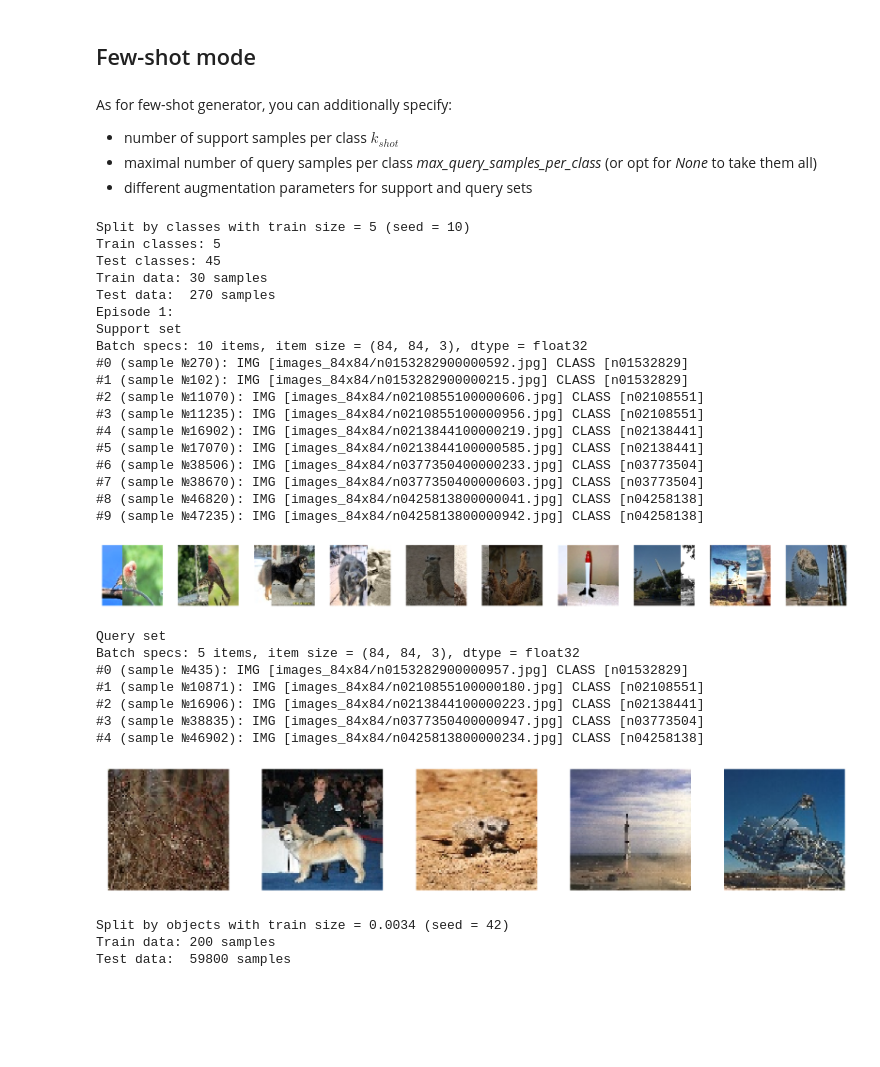
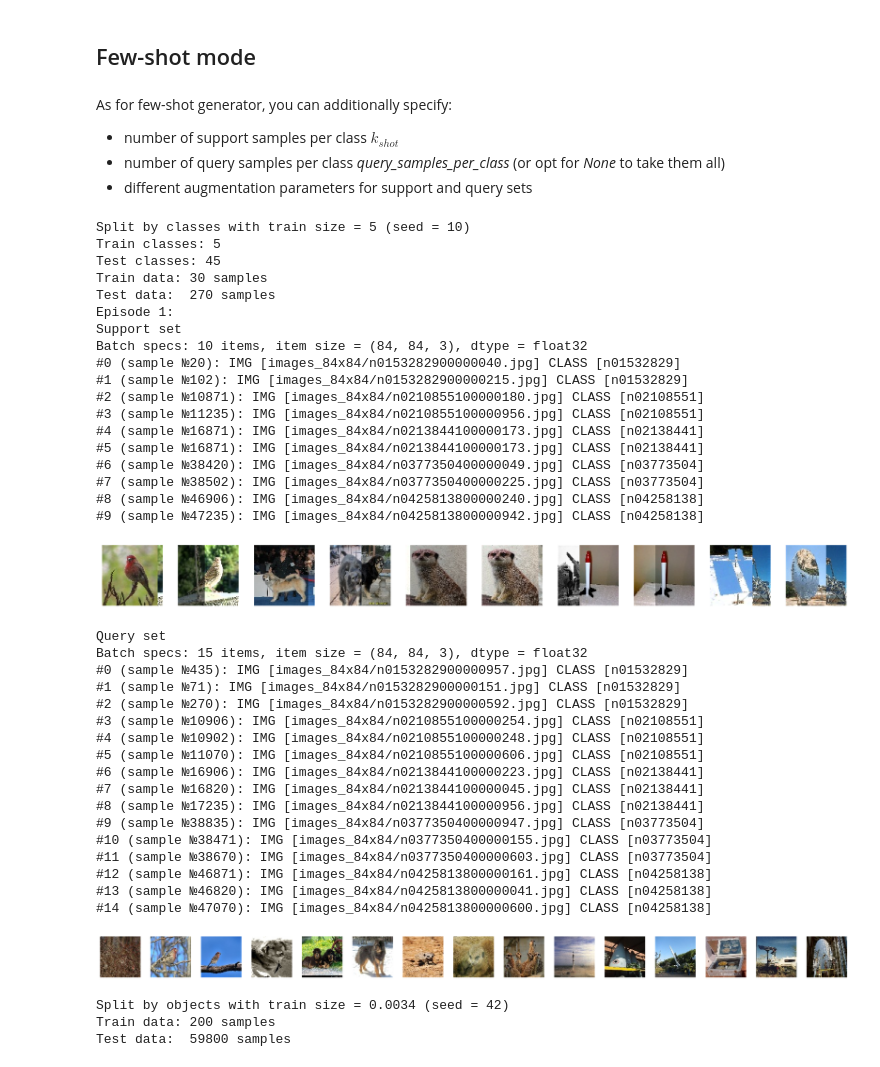
Before and after one commit to konev-artem/FewShotLearning, a Jupyter notebook: scripts/data_provider_demo.ipynb, the cells around one changed output. Saved outputs shown, nothing was run; the diff lists cells and outputs as text; code cells hidden in the pictures; blank space fills up the shorter version.

Commit message:
Fixed bug with few-shot 5/16

```diff
--- a/scripts/data_provider_demo.ipynb
+++ b/scripts/data_provider_demo.ipynb
@@ -304,5 +304,5 @@ batch_generator.get_encoding()
 # %% [markdown]
 As for few-shot generator, you can additionally specify:
 * number of support samples per class $k_{shot}$
-* maximal number of query samples per class *max_query_samples_per_class* (or opt for *None* to take them all)
+* number of query samples per class *query_samples_per_class* (or opt for *None* to take them all)
 * different augmentation parameters for support and query sets
@@ -311,3 +309,8 @@ n_way = 5
+# %%
+n_way = 5
+k_shot = 2
+query_samples_per_class = 3
+n_episodes = 10000
 # %%
 support_generator_args = {
     'num_images_in_mixup': 2,
@@ -327,40 +330,50 @@ def plot_multiple_episodes(generator, num_episodes=1):
             plot_batch(*sub_batch)
 # %%
 fewshot_dataset, _ = train_dataset.split_by_classes(train_size=n_way, random_state=10)
-fewshot_generator = fewshot_dataset.get_fewshot_generator(k_shot=2,
-                                                          max_query_samples_per_class=1,
+fewshot_generator = fewshot_dataset.get_fewshot_generator(k_shot=k_shot,
+                                                          query_samples_per_class=query_samples_per_class,
                                                           support_generator_args=support_generator_args,
                                                           query_generator_args=query_generator_args,
                                                           shuffle=True,
                                                           return_info=True)
 
 plot_multiple_episodes(fewshot_generator)
 # %% [output]
 Split by classes with train size = 5 (seed = 10)
 Train classes: 5
 Test classes: 45
 Train data: 30 samples
 Test data:  270 samples
 Episode 1:
 Support set
 Batch specs: 10 items, item size = (84, 84, 3), dtype = float32
-#0 (sample №270): IMG [images_84x84/n0153282900000592.jpg] CLASS [n01532829]
+#0 (sample №20): IMG [images_84x84/n0153282900000040.jpg] CLASS [n01532829]
 #1 (sample №102): IMG [images_84x84/n0153282900000215.jpg] CLASS [n01532829]
-#2 (sample №11070): IMG [images_84x84/n0210855100000606.jpg] CLASS [n02108551]
+#2 (sample №10871): IMG [images_84x84/n0210855100000180.jpg] CLASS [n02108551]
 #3 (sample №11235): IMG [images_84x84/n0210855100000956.jpg] CLASS [n02108551]
-#4 (sample №16902): IMG [images_84x84/n0213844100000219.jpg] CLASS [n02138441]
-#5 (sample №17070): IMG [images_84x84/n0213844100000585.jpg] CLASS [n02138441]
-#6 (sample №38506): IMG [images_84x84/n0377350400000233.jpg] CLASS [n03773504]
-#7 (sample №38670): IMG [images_84x84/n0377350400000603.jpg] CLASS [n03773504]
-#8 (sample №46820): IMG [images_84x84/n0425813800000041.jpg] CLASS [n04258138]
+#4 (sample №16871): IMG [images_84x84/n0213844100000173.jpg] CLASS [n02138441]
+#5 (sample №16871): IMG [images_84x84/n0213844100000173.jpg] CLASS [n02138441]
+#6 (sample №38420): IMG [images_84x84/n0377350400000049.jpg] CLASS [n03773504]
+#7 (sample №38502): IMG [images_84x84/n0377350400000225.jpg] CLASS [n03773504]
+#8 (sample №46906): IMG [images_84x84/n0425813800000240.jpg] CLASS [n04258138]
 #9 (sample №47235): IMG [images_84x84/n0425813800000942.jpg] CLASS [n04258138]
-[figure, old version]
+[figure, new version]
 Query set
-Batch specs: 5 items, item size = (84, 84, 3), dtype = float32
+Batch specs: 15 items, item size = (84, 84, 3), dtype = float32
 #0 (sample №435): IMG [images_84x84/n0153282900000957.jpg] CLASS [n01532829]
-#1 (sample №10871): IMG [images_84x84/n0210855100000180.jpg] CLASS [n02108551]
-#2 (sample №16906): IMG [images_84x84/n0213844100000223.jpg] CLASS [n02138441]
-#3 (sample №38835): IMG [images_84x84/n0377350400000947.jpg] CLASS [n03773504]
-#4 (sample №46902): IMG [images_84x84/n0425813800000234.jpg] CLASS [n04258138]
+#1 (sample №71): IMG [images_84x84/n0153282900000151.jpg] CLASS [n01532829]
+#2 (sample №270): IMG [images_84x84/n0153282900000592.jpg] CLASS [n01532829]
+#3 (sample №10906): IMG [images_84x84/n0210855100000254.jpg] CLASS [n02108551]
+#4 (sample №10902): IMG [images_84x84/n0210855100000248.jpg] CLASS [n02108551]
+#5 (sample №11070): IMG [images_84x84/n0210855100000606.jpg] CLASS [n02108551]
+#6 (sample №16906): IMG [images_84x84/n0213844100000223.jpg] CLASS [n02138441]
+#7 (sample №16820): IMG [images_84x84/n0213844100000045.jpg] CLASS [n02138441]
+#8 (sample №17235): IMG [images_84x84/n0213844100000956.jpg] CLASS [n02138441]
+#9 (sample №38835): IMG [images_84x84/n0377350400000947.jpg] CLASS [n03773504]
+#10 (sample №38471): IMG [images_84x84/n0377350400000155.jpg] CLASS [n03773504]
+#11 (sample №38670): IMG [images_84x84/n0377350400000603.jpg] CLASS [n03773504]
+#12 (sample №46871): IMG [images_84x84/n0425813800000161.jpg] CLASS [n04258138]
+#13 (sample №46820): IMG [images_84x84/n0425813800000041.jpg] CLASS [n04258138]
+#14 (sample №47070): IMG [images_84x84/n0425813800000600.jpg] CLASS [n04258138]
-[figure, old version]
+[figure, new version]
 # %%
```
Also changed, not shown: parts of 3 cells of this notebook, 2 other files.
